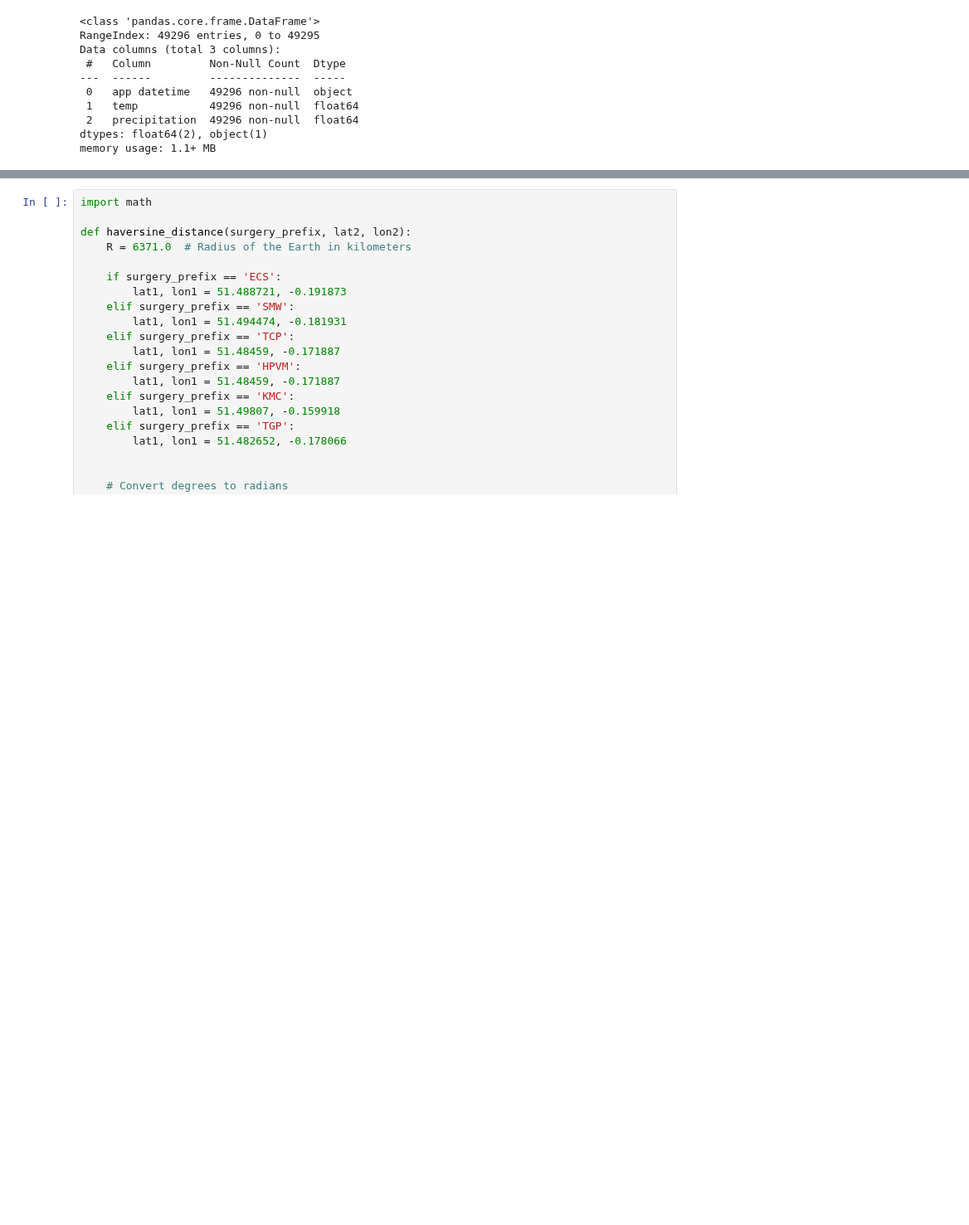
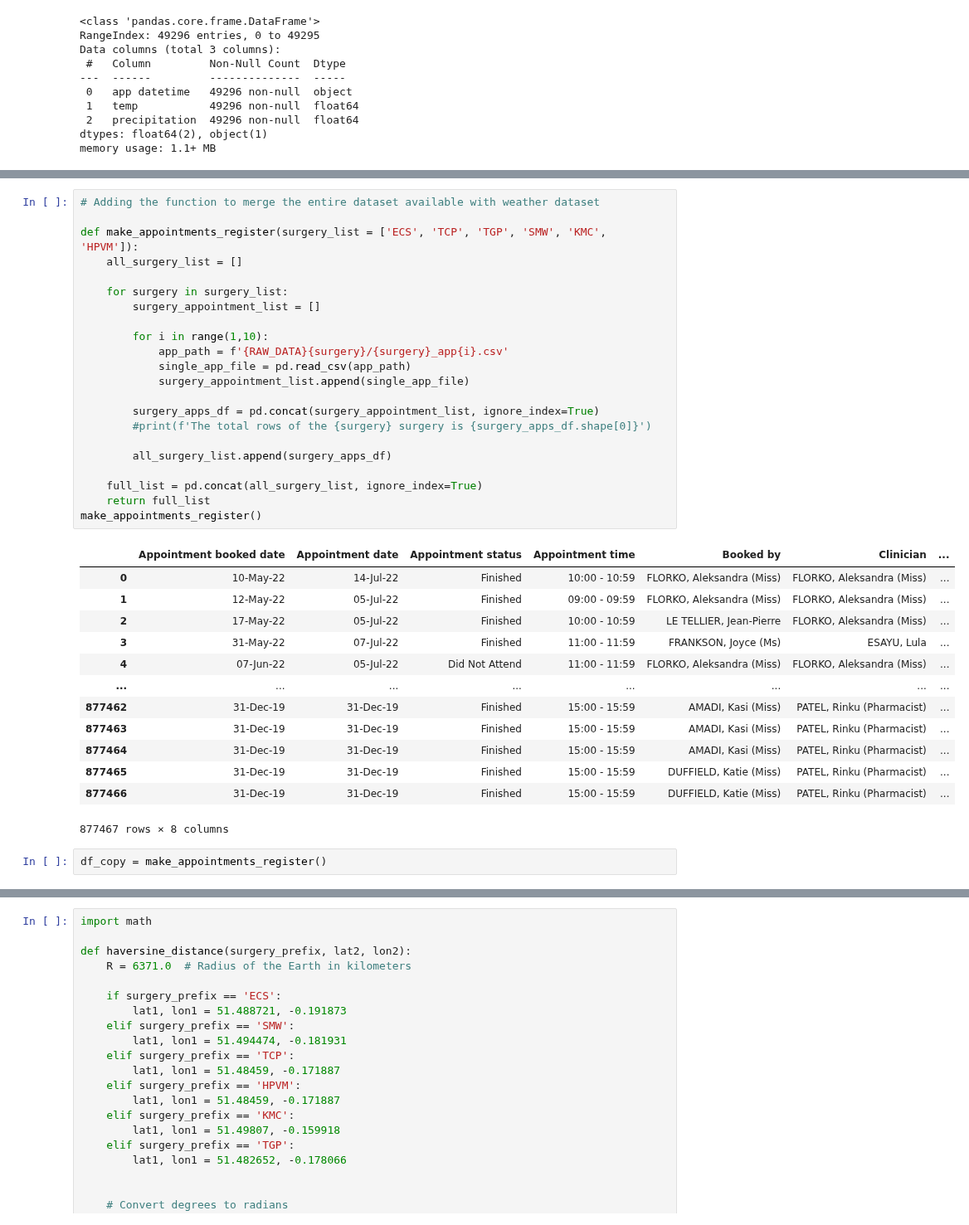
Before and after one commit to janduplessis883/project-showupforhealth, a Jupyter notebook: notebooks/Notebook-API-testing-FabySp.ipynb, the cells around one changed output, grey strips where cells are left out. Shown at 83% size. Drawn from its saved outputs; the diff is of its cells as text; blank space fills up the shorter version.

```diff
--- a/notebooks/Notebook-API-testing-FabySp.ipynb
+++ b/notebooks/Notebook-API-testing-FabySp.ipynb
@@ -147,0 +162,38 @@ merged_df.head()
+# %%
+# Adding the function to merge the entire dataset available with weather dataset
+
+def make_appointments_register(surgery_list = ['ECS', 'TCP', 'TGP', 'SMW', 'KMC', 'HPVM']):
+    all_surgery_list = []
+
+    for surgery in surgery_list:
+        surgery_appointment_list = []
+
+        for i in range(1,10):
+            app_path = f'{RAW_DATA}{surgery}/{surgery}_app{i}.csv'
+            single_app_file = pd.read_csv(app_path)
+            surgery_appointment_list.append(single_app_file)
+
+        surgery_apps_df = pd.concat(surgery_appointment_list, ignore_index=True)
+        #print(f'The total rows of the {surgery} surgery is {surgery_apps_df.shape[0]}')
+
+        all_surgery_list.append(surgery_apps_df)
+
+    full_list = pd.concat(all_surgery_list, ignore_index=True)
+    return full_list
+make_appointments_register()
+# %% [output]
+|  | Appointment booked date | Appointment date | Appointment status | Appointment time | Booked by | Clinician | ... |
+| 0 | 10-May-22 | 14-Jul-22 | Finished | 10:00 - 10:59 | FLORKO, Aleksandra (Miss) | FLORKO, Aleksandra (Miss) | ... |
+| 1 | 12-May-22 | 05-Jul-22 | Finished | 09:00 - 09:59 | FLORKO, Aleksandra (Miss) | FLORKO, Aleksandra (Miss) | ... |
+| 2 | 17-May-22 | 05-Jul-22 | Finished | 10:00 - 10:59 | LE TELLIER, Jean-Pierre | FLORKO, Aleksandra (Miss) | ... |
+| 3 | 31-May-22 | 07-Jul-22 | Finished | 11:00 - 11:59 | FRANKSON, Joyce (Ms) | ESAYU, Lula | ... |
+| 4 | 07-Jun-22 | 05-Jul-22 | Did Not Attend | 11:00 - 11:59 | FLORKO, Aleksandra (Miss) | FLORKO, Aleksandra (Miss) | ... |
+| ... | ... | ... | ... | ... | ... | ... | ... |
+| 877462 | 31-Dec-19 | 31-Dec-19 | Finished | 15:00 - 15:59 | AMADI, Kasi (Miss) | PATEL, Rinku (Pharmacist) | ... |
+| 877463 | 31-Dec-19 | 31-Dec-19 | Finished | 15:00 - 15:59 | AMADI, Kasi (Miss) | PATEL, Rinku (Pharmacist) | ... |
+| 877464 | 31-Dec-19 | 31-Dec-19 | Finished | 15:00 - 15:59 | AMADI, Kasi (Miss) | PATEL, Rinku (Pharmacist) | ... |
+| 877465 | 31-Dec-19 | 31-Dec-19 | Finished | 15:00 - 15:59 | DUFFIELD, Katie (Miss) | PATEL, Rinku (Pharmacist) | ... |
+| 877466 | 31-Dec-19 | 31-Dec-19 | Finished | 15:00 - 15:59 | DUFFIELD, Katie (Miss) | PATEL, Rinku (Pharmacist) | ... |
+877467 rows × 8 columns
+# %%
+df_copy = make_appointments_register()
```
Also changed, not shown: parts of 3 cells of this notebook.
